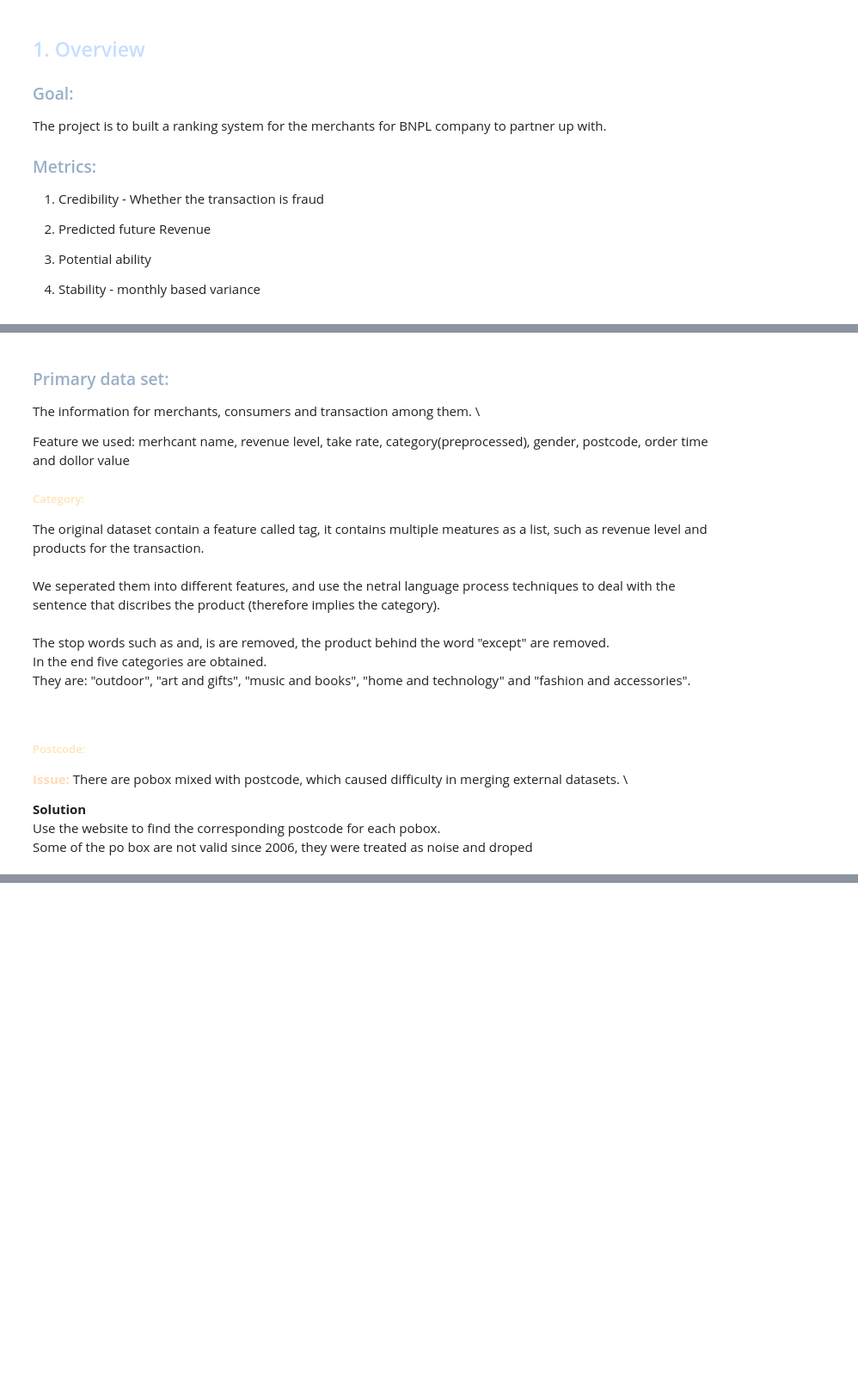
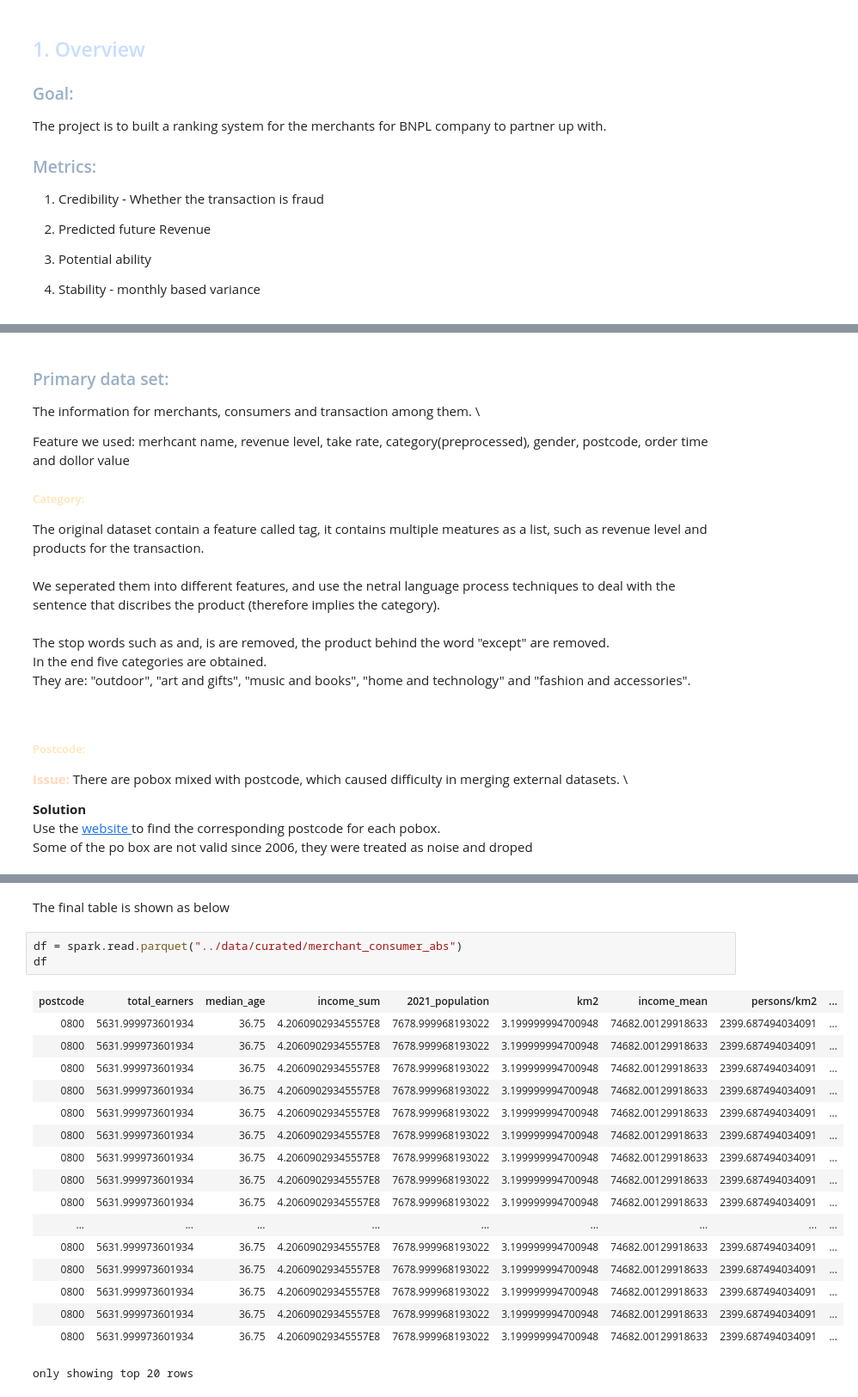
Before and after one commit to MAST30034-Applied-Data-Science/generic-buy-now-pay-later-project-group-27, a Jupyter notebook: notebooks/summary.ipynb, the cells around one changed output, grey strips where cells are left out. Shown at 86% size. Saved outputs shown, nothing was run; the diff lists cells and outputs as text; blank space fills up the shorter version.

```diff
--- a/notebooks/summary.ipynb
+++ b/notebooks/summary.ipynb
@@ -50,7 +69,7 @@ They are: "outdoor", "art and gifts", "music and books", "home and technology" a
 There are pobox mixed with postcode, which caused difficulty in merging external datasets. \
 
 <b>Solution</b> \
-Use the <a herf = https://auspost.com.au/postcode.>website </a> to find the corresponding postcode for each pobox. \
+Use the <a href = https://auspost.com.au/postcode>website </a> to find the corresponding postcode for each pobox. \
 Some of the po box are not valid since 2006, they were treated as noise and droped
 # %% [markdown]
 <font color='#98AFC7'><h3>Merging: </h3></font>
@@ -69,6 +88,29 @@ Then the sitution of more than one postcodes match one SA2 and vice versa. \
 We use the weighted (percentage of area of one key in the other key) average to calculate the value  of the feature values.
 
 <img src="../plots/overlay.png" alt="overlay map" style="width:330px;height:300px;">
+# %% [markdown]
+The final table is shown as below
+# %%
+df = spark.read.parquet("../data/curated/merchant_consumer_abs")
+df
+# %% [output]
+| postcode | total_earners | median_age | income_sum | 2021_population | km2 | income_mean | persons/km2 | ... |
+| 0800 | 5631.999973601934 | 36.75 | 4.20609029345557E8 | 7678.999968193022 | 3.199999994700948 | 74682.00129918633 | 2399.687494034091 | ... |
+| 0800 | 5631.999973601934 | 36.75 | 4.20609029345557E8 | 7678.999968193022 | 3.199999994700948 | 74682.00129918633 | 2399.687494034091 | ... |
+| 0800 | 5631.999973601934 | 36.75 | 4.20609029345557E8 | 7678.999968193022 | 3.199999994700948 | 74682.00129918633 | 2399.687494034091 | ... |
+| 0800 | 5631.999973601934 | 36.75 | 4.20609029345557E8 | 7678.999968193022 | 3.199999994700948 | 74682.00129918633 | 2399.687494034091 | ... |
+| 0800 | 5631.999973601934 | 36.75 | 4.20609029345557E8 | 7678.999968193022 | 3.199999994700948 | 74682.00129918633 | 2399.687494034091 | ... |
+| 0800 | 5631.999973601934 | 36.75 | 4.20609029345557E8 | 7678.999968193022 | 3.199999994700948 | 74682.00129918633 | 2399.687494034091 | ... |
+| 0800 | 5631.999973601934 | 36.75 | 4.20609029345557E8 | 7678.999968193022 | 3.199999994700948 | 74682.00129918633 | 2399.687494034091 | ... |
+| 0800 | 5631.999973601934 | 36.75 | 4.20609029345557E8 | 7678.999968193022 | 3.199999994700948 | 74682.00129918633 | 2399.687494034091 | ... |
+| 0800 | 5631.999973601934 | 36.75 | 4.20609029345557E8 | 7678.999968193022 | 3.199999994700948 | 74682.00129918633 | 2399.687494034091 | ... |
+| ... | ... | ... | ... | ... | ... | ... | ... | ... |
+| 0800 | 5631.999973601934 | 36.75 | 4.20609029345557E8 | 7678.999968193022 | 3.199999994700948 | 74682.00129918633 | 2399.687494034091 | ... |
+| 0800 | 5631.999973601934 | 36.75 | 4.20609029345557E8 | 7678.999968193022 | 3.199999994700948 | 74682.00129918633 | 2399.687494034091 | ... |
+| 0800 | 5631.999973601934 | 36.75 | 4.20609029345557E8 | 7678.999968193022 | 3.199999994700948 | 74682.00129918633 | 2399.687494034091 | ... |
+| 0800 | 5631.999973601934 | 36.75 | 4.20609029345557E8 | 7678.999968193022 | 3.199999994700948 | 74682.00129918633 | 2399.687494034091 | ... |
+| 0800 | 5631.999973601934 | 36.75 | 4.20609029345557E8 | 7678.999968193022 | 3.199999994700948 | 74682.00129918633 | 2399.687494034091 | ... |
+only showing top 20 rows
 # %% [markdown]
 <font color='#C6DEFF'><h2>3. Genetrate Ranking Criteria</h2></font>
 
```
Also changed, not shown: parts of 27 cells of this notebook, 9 other files.
